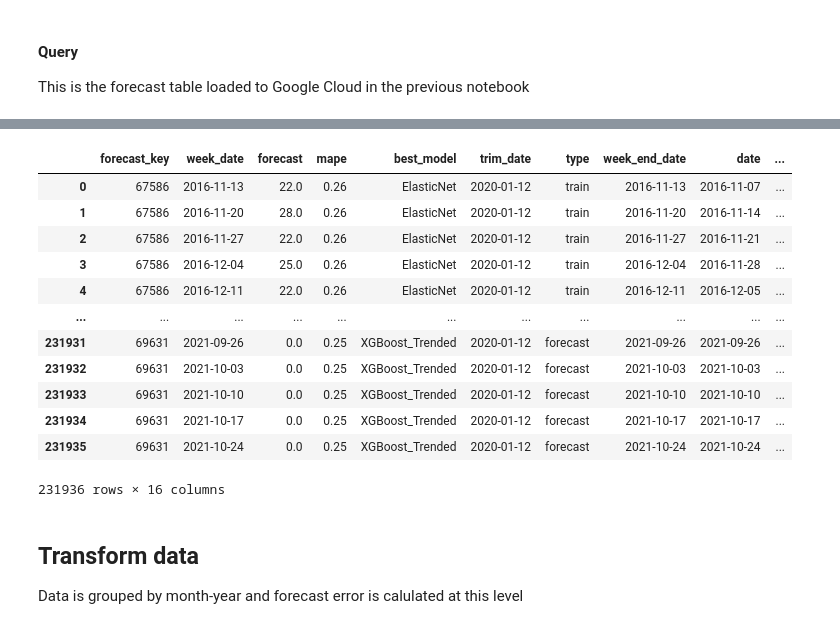
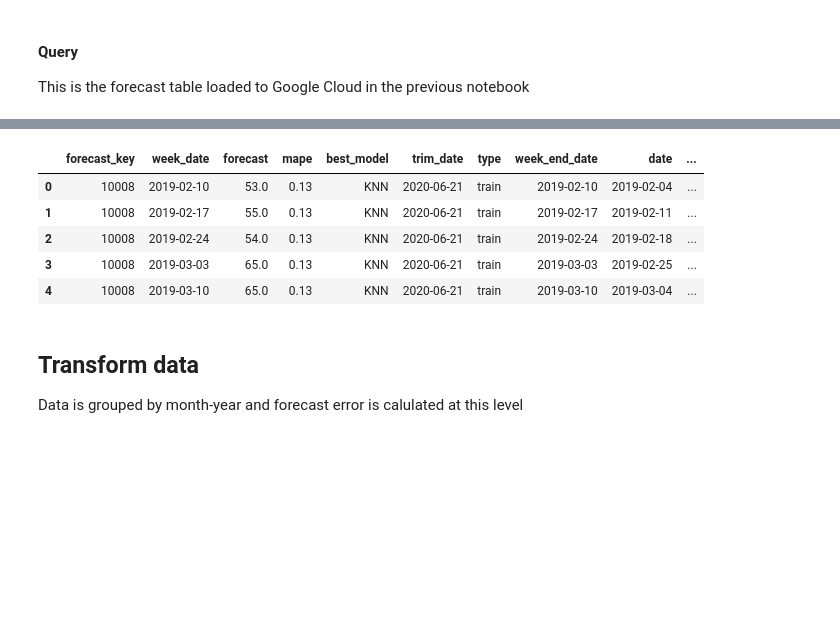
Before and after one commit to vjacobsen/Liquor-Sales-Inventory-Forecast, a Jupyter notebook: Liquor_Safety_Stock.ipynb, the cells around one changed output, grey strips where cells are left out. Saved outputs shown, nothing was run; the diff lists cells and outputs as text; code cells hidden in the pictures; blank space fills up the shorter version.

```diff
--- a/Liquor_Safety_Stock.ipynb
+++ b/Liquor_Safety_Stock.ipynb
@@ -43,21 +49,14 @@ forecasts_query = client.query('''
 
 ''').to_dataframe()
 # %%
-forecasts_query
+forecasts_query.head()
 # %% [output]
 |  | forecast_key | week_date | forecast | mape | best_model | trim_date | type | week_end_date | date | ... |
-| 0 | 67586 | 2016-11-13 | 22.0 | 0.26 | ElasticNet | 2020-01-12 | train | 2016-11-13 | 2016-11-07 | ... |
-| 1 | 67586 | 2016-11-20 | 28.0 | 0.26 | ElasticNet | 2020-01-12 | train | 2016-11-20 | 2016-11-14 | ... |
-| 2 | 67586 | 2016-11-27 | 22.0 | 0.26 | ElasticNet | 2020-01-12 | train | 2016-11-27 | 2016-11-21 | ... |
-| 3 | 67586 | 2016-12-04 | 25.0 | 0.26 | ElasticNet | 2020-01-12 | train | 2016-12-04 | 2016-11-28 | ... |
-| 4 | 67586 | 2016-12-11 | 22.0 | 0.26 | ElasticNet | 2020-01-12 | train | 2016-12-11 | 2016-12-05 | ... |
-| ... | ... | ... | ... | ... | ... | ... | ... | ... | ... | ... |
-| 231931 | 69631 | 2021-09-26 | 0.0 | 0.25 | XGBoost_Trended | 2020-01-12 | forecast | 2021-09-26 | 2021-09-26 | ... |
-| 231932 | 69631 | 2021-10-03 | 0.0 | 0.25 | XGBoost_Trended | 2020-01-12 | forecast | 2021-10-03 | 2021-10-03 | ... |
-| 231933 | 69631 | 2021-10-10 | 0.0 | 0.25 | XGBoost_Trended | 2020-01-12 | forecast | 2021-10-10 | 2021-10-10 | ... |
-| 231934 | 69631 | 2021-10-17 | 0.0 | 0.25 | XGBoost_Trended | 2020-01-12 | forecast | 2021-10-17 | 2021-10-17 | ... |
-| 231935 | 69631 | 2021-10-24 | 0.0 | 0.25 | XGBoost_Trended | 2020-01-12 | forecast | 2021-10-24 | 2021-10-24 | ... |
+| 0 | 10008 | 2019-02-10 | 53.0 | 0.13 | KNN | 2020-06-21 | train | 2019-02-10 | 2019-02-04 | ... |
+| 1 | 10008 | 2019-02-17 | 55.0 | 0.13 | KNN | 2020-06-21 | train | 2019-02-17 | 2019-02-11 | ... |
+| 2 | 10008 | 2019-02-24 | 54.0 | 0.13 | KNN | 2020-06-21 | train | 2019-02-24 | 2019-02-18 | ... |
+| 3 | 10008 | 2019-03-03 | 65.0 | 0.13 | KNN | 2020-06-21 | train | 2019-03-03 | 2019-02-25 | ... |
+| 4 | 10008 | 2019-03-10 | 65.0 | 0.13 | KNN | 2020-06-21 | train | 2019-03-10 | 2019-03-04 | ... |
-231936 rows × 16 columns
 # %% [markdown]
 ## Transform data
 
```
Also changed, not shown: parts of 32 cells of this notebook.
